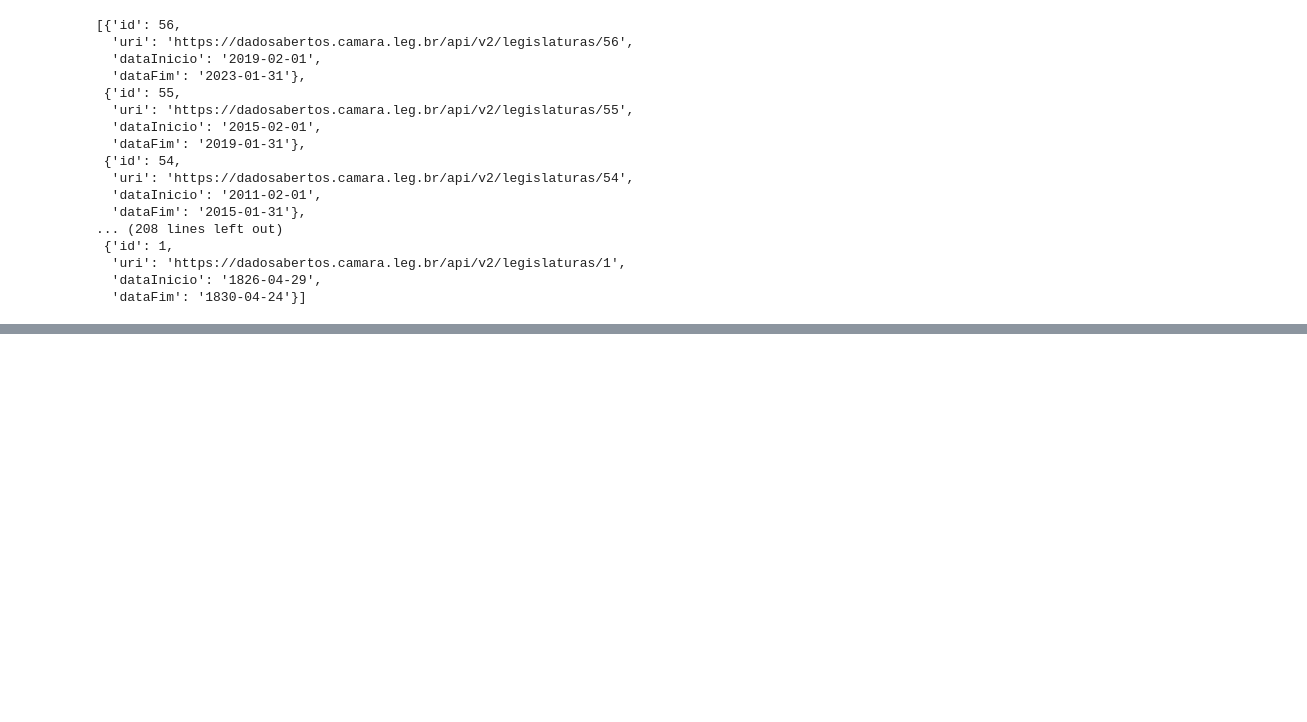
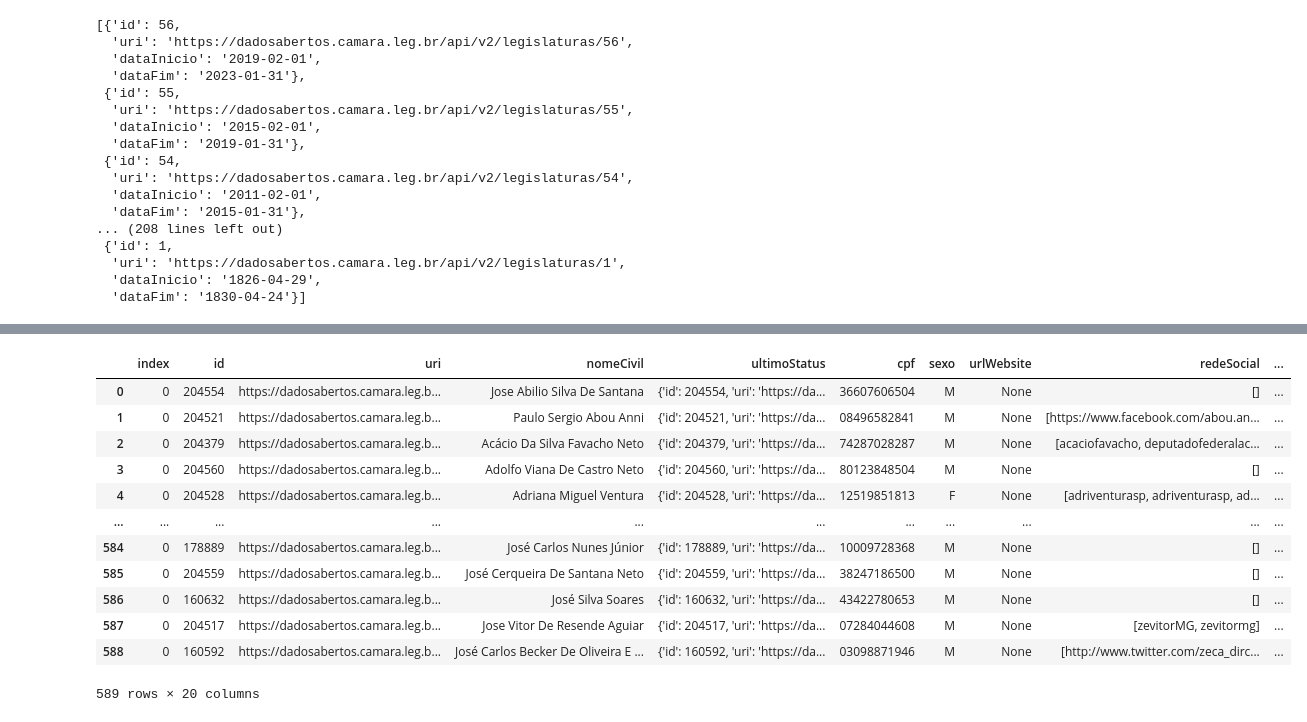
Before and after one commit to rmontenegroo/trab-final-lui, a Jupyter notebook: main.ipynb, the cells around one changed output, grey strips where cells are left out. Cells and saved outputs as stored; diff of their text form; code cells hidden in the pictures; blank space fills up the shorter version.

```diff
--- a/main.ipynb
+++ b/main.ipynb
@@ -210,6 +210,23 @@ for index, deputado in deputados.iterrows():
 # %%
 deputados = deputados.join(discursos.set_index('id'), on='id', how='inner')
 del discursos
+# %%
+deputados = deputados.reset_index()
+deputados
+# %% [output]
+|  | index | id | uri | nomeCivil | ultimoStatus | cpf | sexo | urlWebsite | redeSocial | ... |
+| 0 | 0 | 204554 | https://dadosabertos.camara.leg.b... | Jose Abilio Silva De Santana | {'id': 204554, 'uri': 'https://da... | 36607606504 | M | None | [] | ... |
+| 1 | 0 | 204521 | https://dadosabertos.camara.leg.b... | Paulo Sergio Abou Anni | {'id': 204521, 'uri': 'https://da... | 08496582841 | M | None | [https://www.facebook.com/abou.an... | ... |
+| 2 | 0 | 204379 | https://dadosabertos.camara.leg.b... | Acácio Da Silva Favacho Neto | {'id': 204379, 'uri': 'https://da... | 74287028287 | M | None | [acaciofavacho, deputadofederalac... | ... |
+| 3 | 0 | 204560 | https://dadosabertos.camara.leg.b... | Adolfo Viana De Castro Neto | {'id': 204560, 'uri': 'https://da... | 80123848504 | M | None | [] | ... |
+| 4 | 0 | 204528 | https://dadosabertos.camara.leg.b... | Adriana Miguel Ventura | {'id': 204528, 'uri': 'https://da... | 12519851813 | F | None | [adriventurasp, adriventurasp, ad... | ... |
+| ... | ... | ... | ... | ... | ... | ... | ... | ... | ... | ... |
+| 584 | 0 | 178889 | https://dadosabertos.camara.leg.b... | José Carlos Nunes Júnior | {'id': 178889, 'uri': 'https://da... | 10009728368 | M | None | [] | ... |
+| 585 | 0 | 204559 | https://dadosabertos.camara.leg.b... | José Cerqueira De Santana Neto | {'id': 204559, 'uri': 'https://da... | 38247186500 | M | None | [] | ... |
+| 586 | 0 | 160632 | https://dadosabertos.camara.leg.b... | José Silva Soares | {'id': 160632, 'uri': 'https://da... | 43422780653 | M | None | [] | ... |
+| 587 | 0 | 204517 | https://dadosabertos.camara.leg.b... | Jose Vitor De Resende Aguiar | {'id': 204517, 'uri': 'https://da... | 07284044608 | M | None | [zevitorMG, zevitormg] | ... |
+| 588 | 0 | 160592 | https://dadosabertos.camara.leg.b... | José Carlos Becker De Oliveira E ... | {'id': 160592, 'uri': 'https://da... | 03098871946 | M | None | [http://www.twitter.com/zeca_dirc... | ... |
+589 rows × 20 columns
 # %%
 deputados[deputados.qtd_tokens > 0].sort_values(by=['qtd_tokens','qtd_docs'], ascending=False)[['nome','tokens','qtd_tokens','qtd_docs']]
 # %% [output]
```
Also changed, not shown: parts of 2 cells of this notebook.
